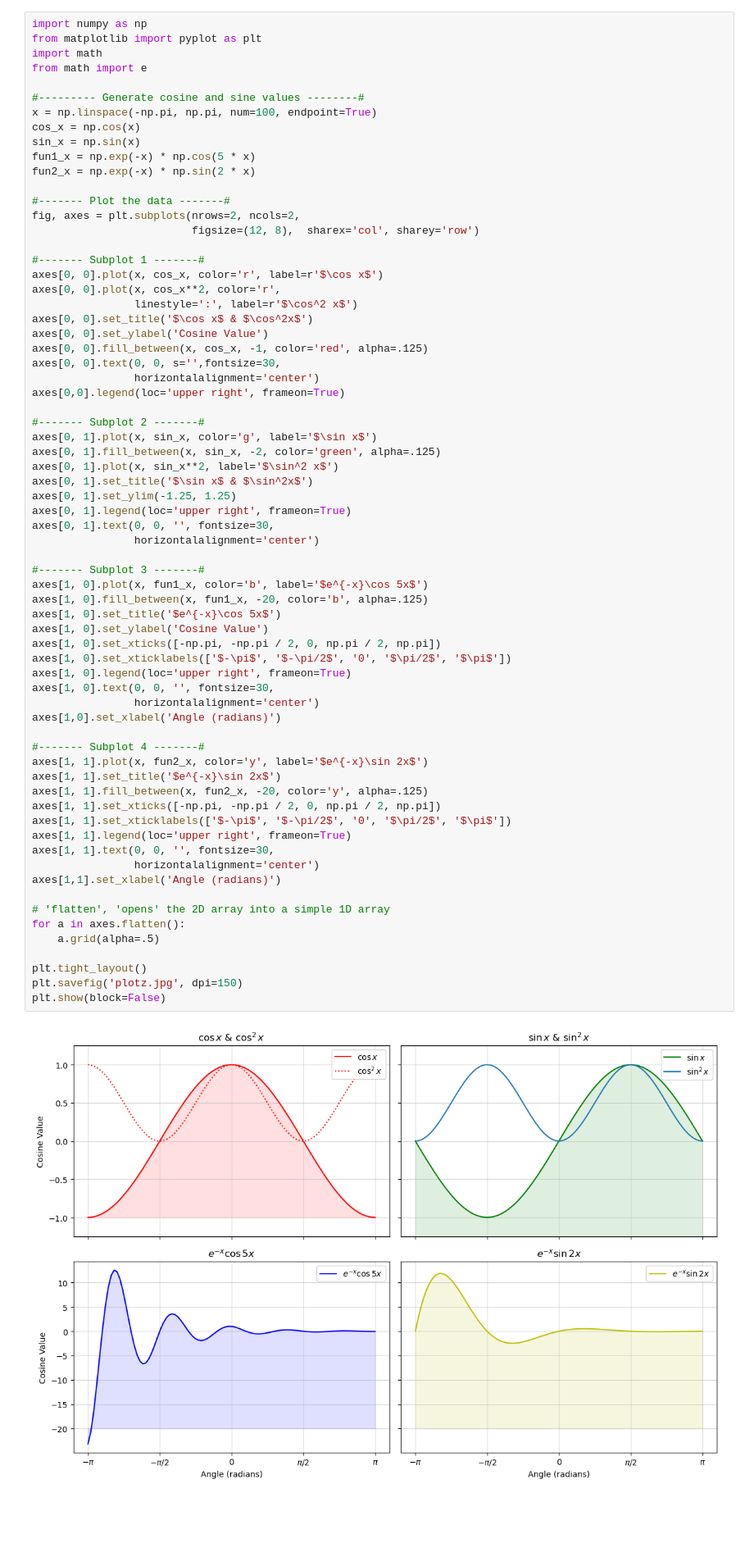
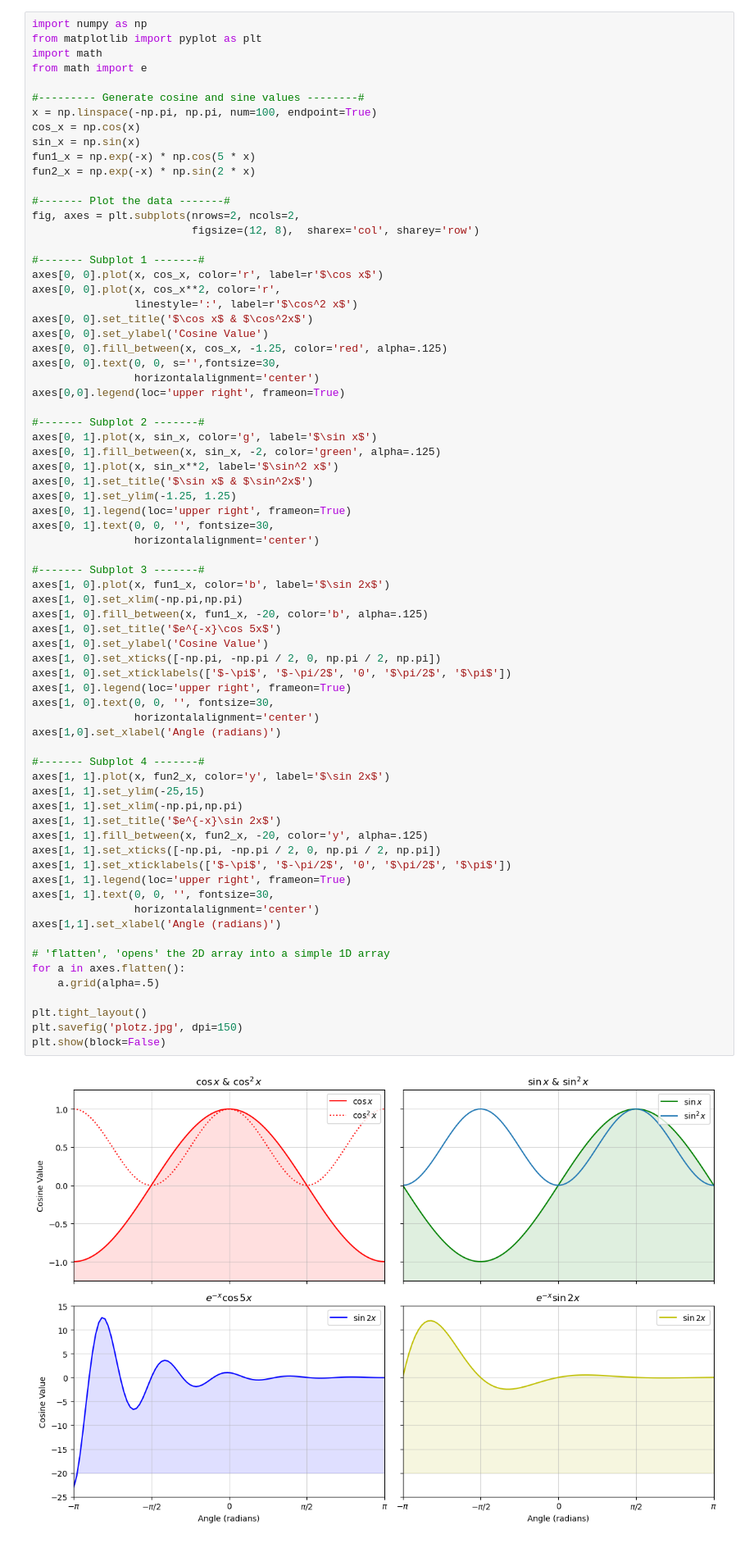
Before and after one commit to SPS-SP2273/learning-portfolio-2024-aug-sebunga, a Jupyter notebook: 7.2_plotting__exercises/plotting_(good)_exercises.ipynb, the cells around one changed output. Shown at 82% size. Cells and saved outputs as stored; diff of their text form; blank space fills up the shorter version.

```diff
--- a/7.2_plotting__exercises/plotting_(good)_exercises.ipynb
+++ b/7.2_plotting__exercises/plotting_(good)_exercises.ipynb
@@ -23,7 +23,7 @@ axes[0, 0].plot(x, cos_x**2, color='r',
                 linestyle=':', label=r'$\cos^2 x$')
 axes[0, 0].set_title('$\cos x$ & $\cos^2x$')
 axes[0, 0].set_ylabel('Cosine Value')
-axes[0, 0].fill_between(x, cos_x, -1, color='red', alpha=.125)
+axes[0, 0].fill_between(x, cos_x, -1.25, color='red', alpha=.125)
 axes[0, 0].text(0, 0, s='',fontsize=30,
                 horizontalalignment='center')
 axes[0,0].legend(loc='upper right', frameon=True)
@@ -39,34 +39,37 @@ axes[0, 1].text(0, 0, '', fontsize=30,
                 horizontalalignment='center')
 
 #------- Subplot 3 -------#
-axes[1, 0].plot(x, fun1_x, color='b', label='$e^{-x}\cos 5x$')
+axes[1, 0].plot(x, fun1_x, color='b', label='$\sin 2x$')
+axes[1, 0].set_xlim(-np.pi,np.pi)
 axes[1, 0].fill_between(x, fun1_x, -20, color='b', alpha=.125)
 axes[1, 0].set_title('$e^{-x}\cos 5x$')
 axes[1, 0].set_ylabel('Cosine Value')
 axes[1, 0].set_xticks([-np.pi, -np.pi / 2, 0, np.pi / 2, np.pi])
 axes[1, 0].set_xticklabels(['$-\pi$', '$-\pi/2$', '0', '$\pi/2$', '$\pi$'])
 axes[1, 0].legend(loc='upper right', frameon=True)
 axes[1, 0].text(0, 0, '', fontsize=30,
                 horizontalalignment='center')
 axes[1,0].set_xlabel('Angle (radians)')
 
 #------- Subplot 4 -------#
-axes[1, 1].plot(x, fun2_x, color='y', label='$e^{-x}\sin 2x$')
+axes[1, 1].plot(x, fun2_x, color='y', label='$\sin 2x$')
+axes[1, 1].set_ylim(-25,15)
+axes[1, 1].set_xlim(-np.pi,np.pi)
 axes[1, 1].set_title('$e^{-x}\sin 2x$')
 axes[1, 1].fill_between(x, fun2_x, -20, color='y', alpha=.125)
 axes[1, 1].set_xticks([-np.pi, -np.pi / 2, 0, np.pi / 2, np.pi])
 axes[1, 1].set_xticklabels(['$-\pi$', '$-\pi/2$', '0', '$\pi/2$', '$\pi$'])
 axes[1, 1].legend(loc='upper right', frameon=True)
 axes[1, 1].text(0, 0, '', fontsize=30,
                 horizontalalignment='center')
 axes[1,1].set_xlabel('Angle (radians)')
 
 # 'flatten', 'opens' the 2D array into a simple 1D array
 for a in axes.flatten():
     a.grid(alpha=.5)
 
 plt.tight_layout()
 plt.savefig('plotz.jpg', dpi=150)
 plt.show(block=False)
 # %% [output]
-[figure, old version]
+[figure, new version]
```
Also changed, not shown: 1 other file.
